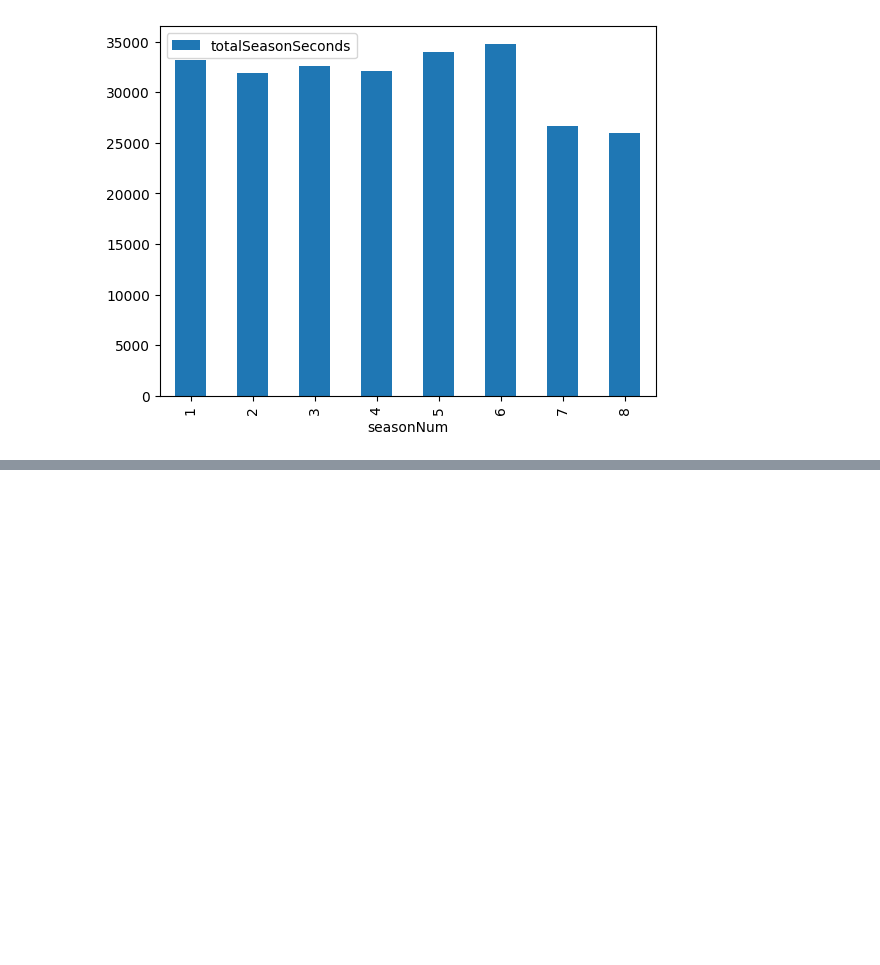
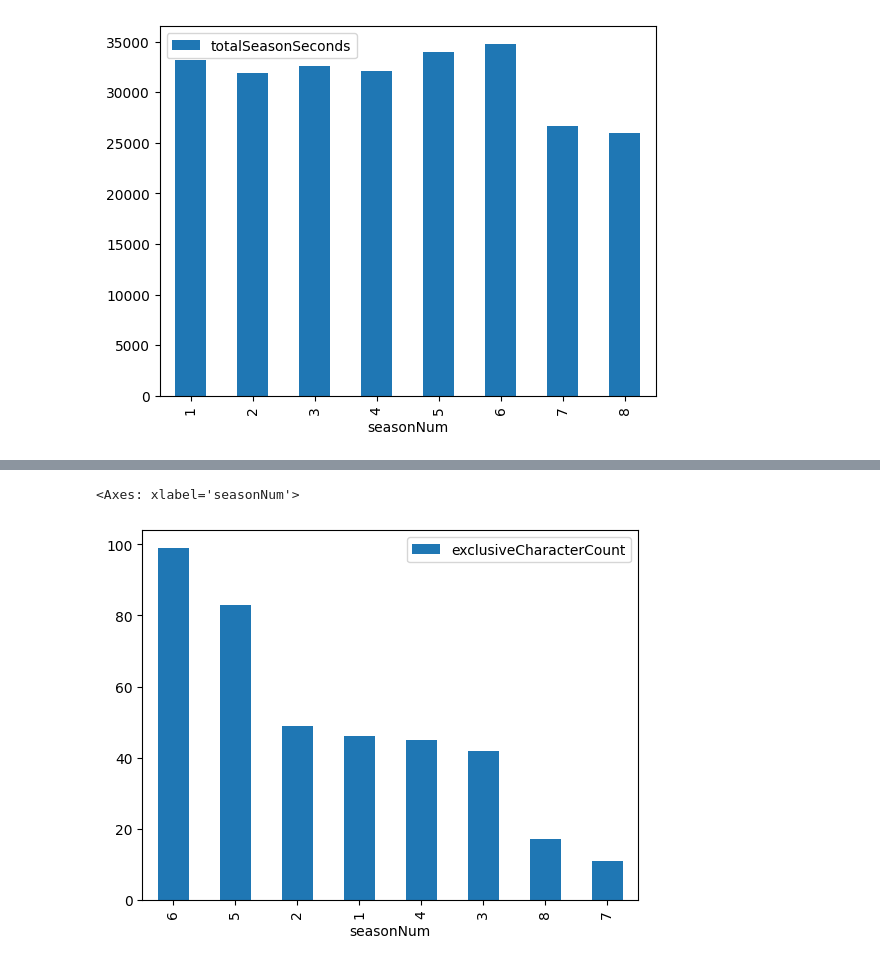
Before and after one commit to zhiyuan0828/W4111-Intro-to-Databases-Spring-2024, a Jupyter notebook: Homework/HW3/S24-W4111-HW3.ipynb, the cells around one changed output, grey strips where cells are left out. Saved outputs shown, nothing was run; the diff lists cells and outputs as text; code cells hidden in the pictures; blank space fills up the shorter version.

```diff
--- a/Homework/HW3/S24-W4111-HW3.ipynb
+++ b/Homework/HW3/S24-W4111-HW3.ipynb
@@ -988,2 +1114,7 @@ season_exclusive_characters
 # %%
 # TODO: visualization
+
+season_exclusive_characters.plot.bar(y='exclusiveCharacterCount', x='seasonNum')
+# %% [output]
+<Axes: xlabel='seasonNum'>
+[figure, added]
```
Also changed, not shown: parts of 22 cells of this notebook.
